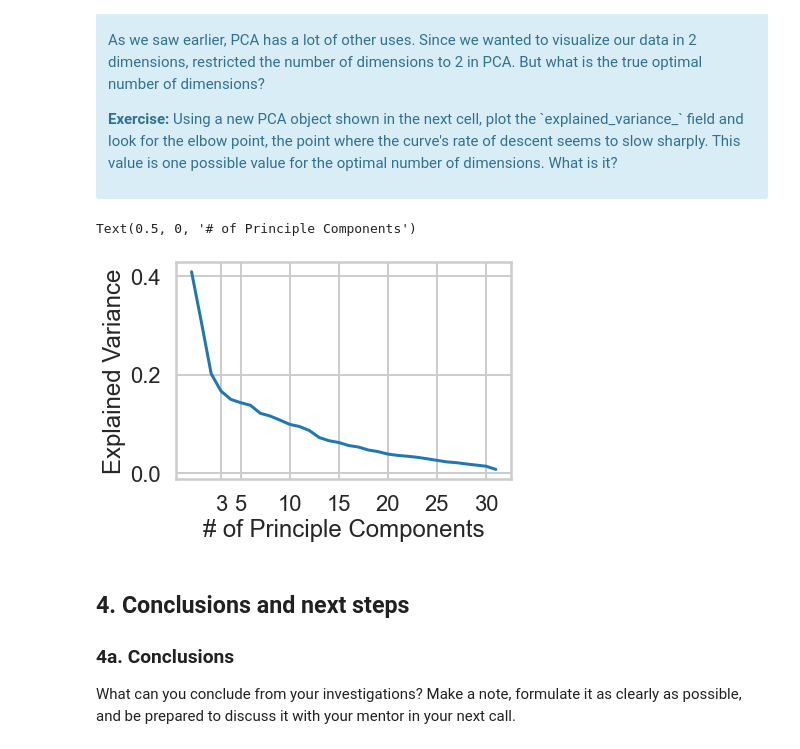
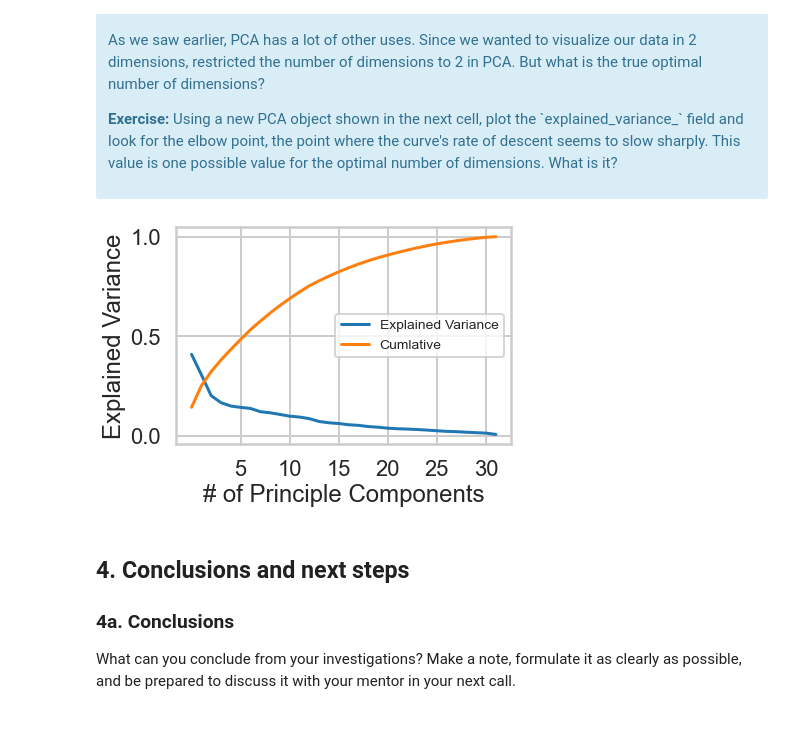
Before and after one commit to stevepereira91/Springboard-Coursework, a Jupyter notebook: Clustering Case Study - Customer Segmentation with K-Means - Tier 3.ipynb, the cells around one changed output. Drawn from its saved outputs; the diff is of its cells as text; code cells hidden in the pictures.

```diff
--- a/Clustering Case Study - Customer Segmentation with K-Means - Tier 3.ipynb
+++ b/Clustering Case Study - Customer Segmentation with K-Means - Tier 3.ipynb
@@ -696,21 +696,29 @@ Lastly cluster 3 seems to respond to campaigns year round, while clusters 1 and
 # %%
 #your turn
 # Initialize a new PCA model with a default number of components.
 import sklearn.decomposition
 pca = sklearn.decomposition.PCA()
 pca.fit(x_cols)
 
 # Do the rest on your own :)
 explained_var = pca.explained_variance_
 xax = range(len(explained_var))
 
 plt.plot(xax, explained_var)
-plt.xticks([3,5,10,15,20,25,30])
+plt.xticks([5,10,15,20,25,30])
+
+explained_var = pca.explained_variance_ratio_
+ev_cumsum = np.cumsum(explained_var)
+
+plt.plot(xax, ev_cumsum)
+plt.xticks([5,10,15,20,25,30])
 plt.ylabel('Explained Variance')
 plt.xlabel('# of Principle Components')
+plt.legend(['Explained Variance','Cumlative'], loc =7, fontsize = 'xx-small')
+
+plt.show()
 # %% [output]
-Text(0.5, 0, '# of Principle Components')
-[figure, old version]
+[figure, new version]
 # %% [markdown]
 ## 4. Conclusions and next steps
 ### 4a. Conclusions
```
Also changed, not shown: parts of 6 cells of this notebook.
